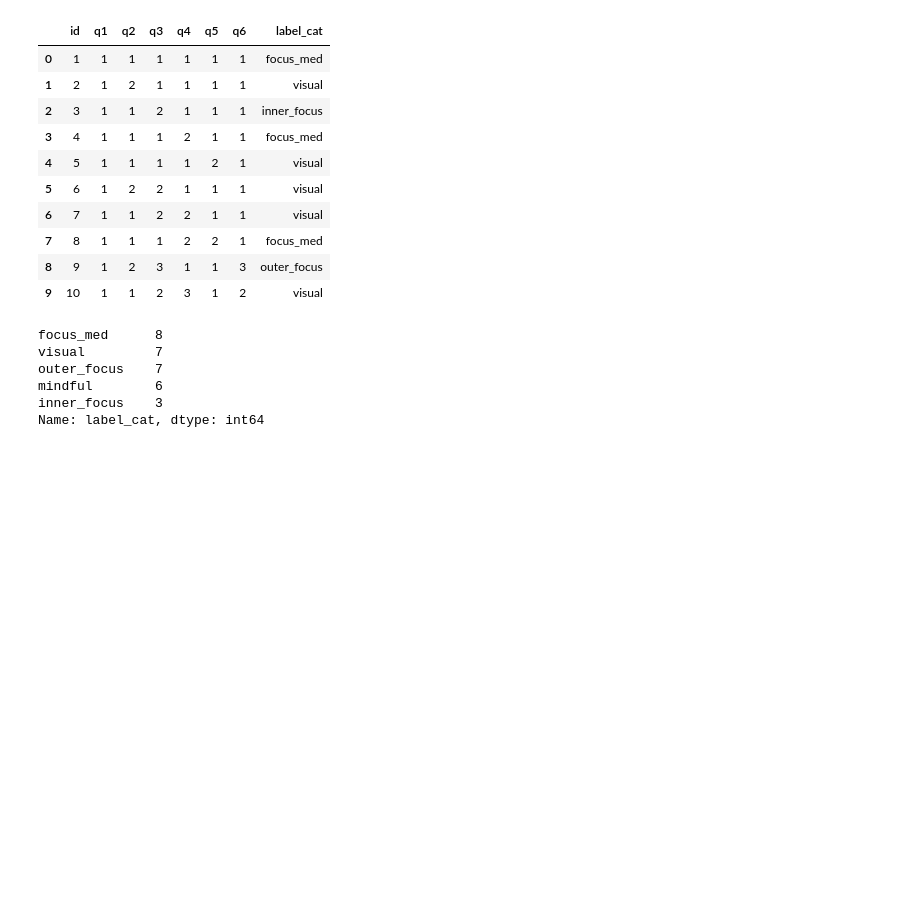
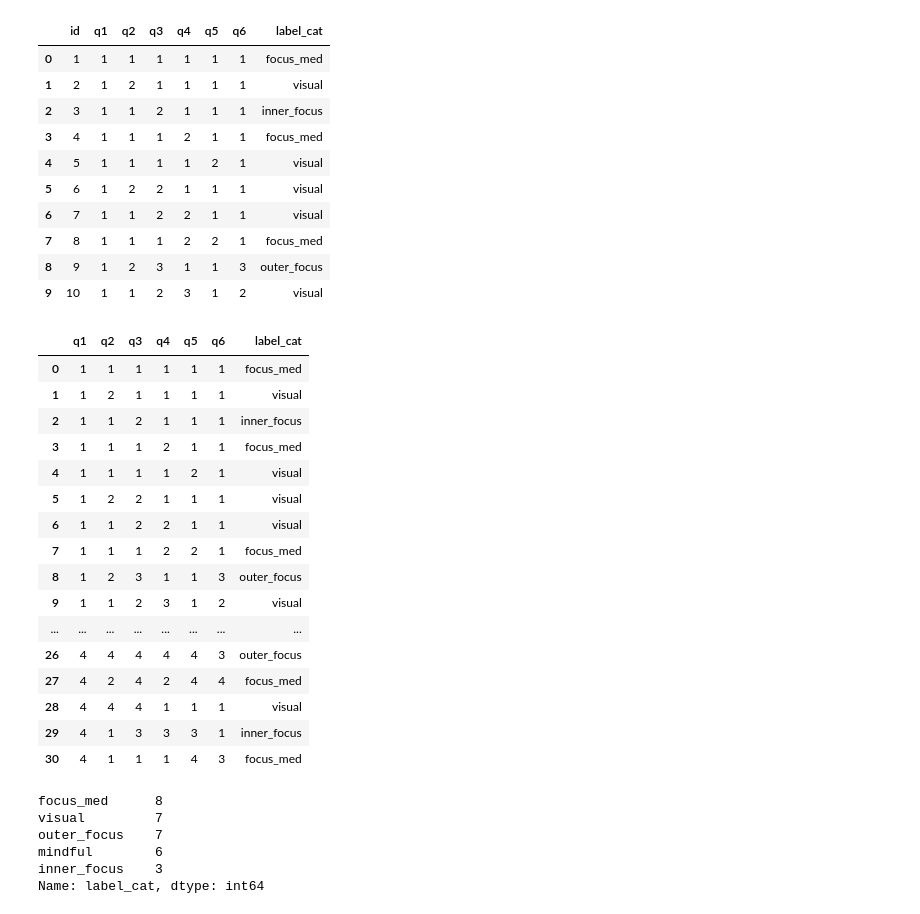
Before and after one commit to shrikale32/Software_Project_2_BE, a Jupyter notebook: model/model.ipynb, the cells around one changed output. Cells and saved outputs as stored; diff of their text form; code cells hidden in the pictures; blank space fills up the shorter version.

```diff
--- a/model/model.ipynb
+++ b/model/model.ipynb
@@ -19,3 +21,23 @@ df.head(10)
+# %%
+df
+# %% [output]
+|  | q1 | q2 | q3 | q4 | q5 | q6 | label_cat |
+| 0 | 1 | 1 | 1 | 1 | 1 | 1 | focus_med |
+| 1 | 1 | 2 | 1 | 1 | 1 | 1 | visual |
+| 2 | 1 | 1 | 2 | 1 | 1 | 1 | inner_focus |
+| 3 | 1 | 1 | 1 | 2 | 1 | 1 | focus_med |
+| 4 | 1 | 1 | 1 | 1 | 2 | 1 | visual |
+| 5 | 1 | 2 | 2 | 1 | 1 | 1 | visual |
+| 6 | 1 | 1 | 2 | 2 | 1 | 1 | visual |
+| 7 | 1 | 1 | 1 | 2 | 2 | 1 | focus_med |
+| 8 | 1 | 2 | 3 | 1 | 1 | 3 | outer_focus |
+| 9 | 1 | 1 | 2 | 3 | 1 | 2 | visual |
+| ... | ... | ... | ... | ... | ... | ... | ... |
+| 26 | 4 | 4 | 4 | 4 | 4 | 3 | outer_focus |
+| 27 | 4 | 2 | 4 | 2 | 4 | 4 | focus_med |
+| 28 | 4 | 4 | 4 | 1 | 1 | 1 | visual |
+| 29 | 4 | 1 | 3 | 3 | 3 | 1 | inner_focus |
+| 30 | 4 | 1 | 1 | 1 | 4 | 3 | focus_med |
 # %%
 df['label_cat'].value_counts()
 # %% [output]
```
Also changed, not shown: parts of 11 cells of this notebook, 4 other files.
